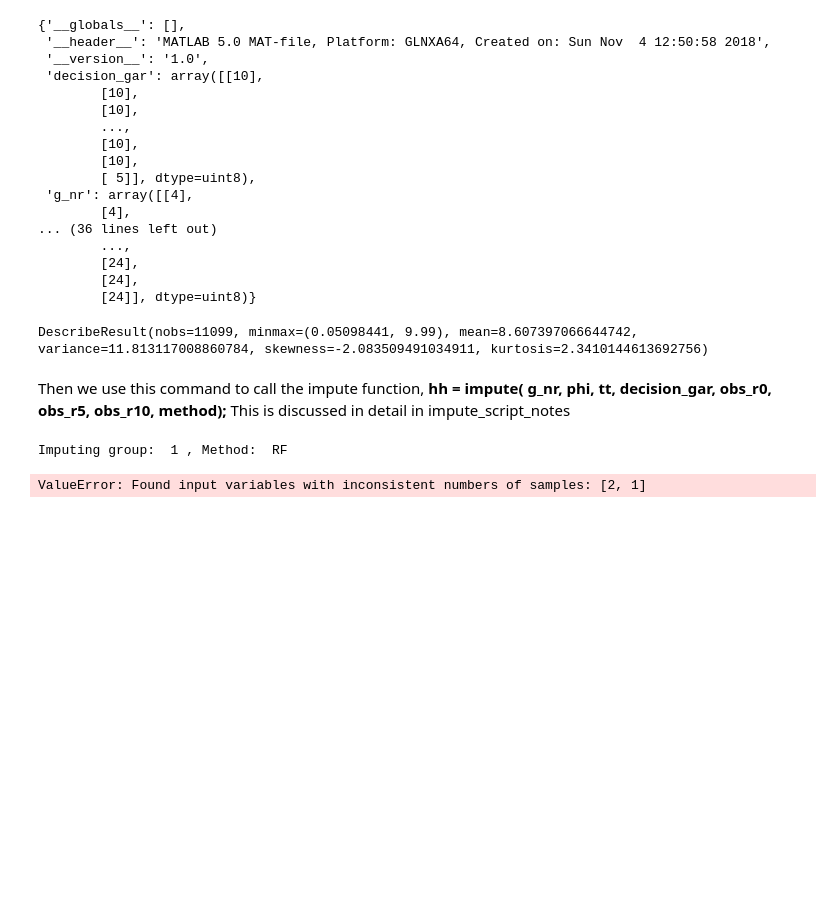
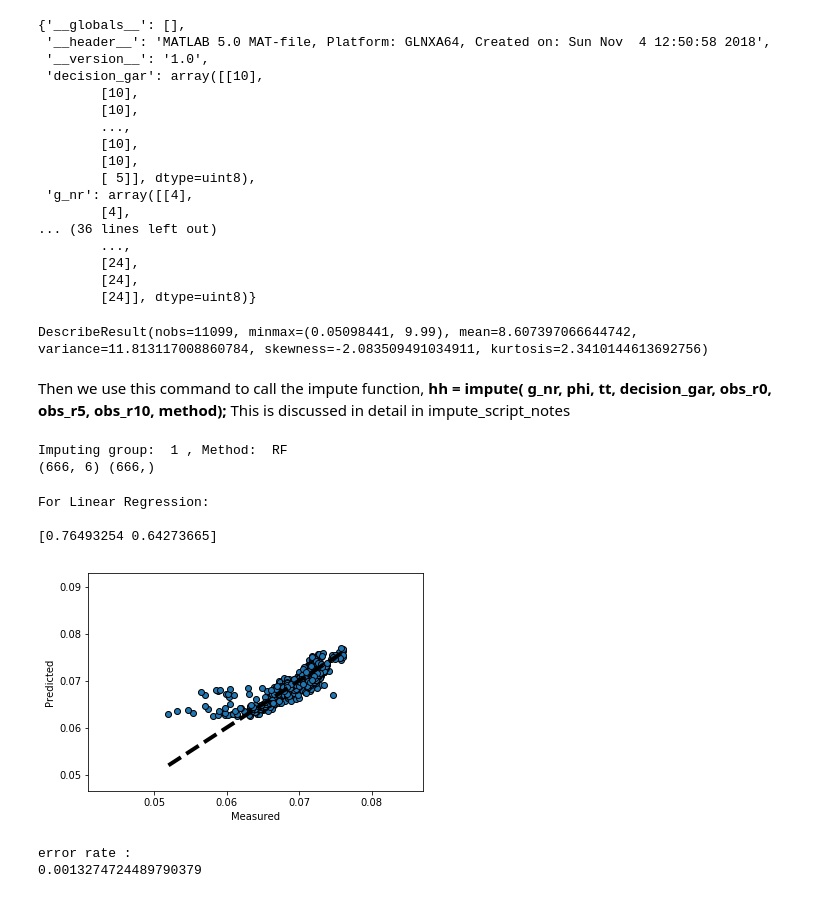
Before and after one commit to andreveiga2/imputaiton, a Jupyter notebook: Untitled.ipynb, the cells around one changed output. Cells and saved outputs as stored; diff of their text form; code cells hidden in the pictures; blank space fills up the shorter version.

Commit message:
working jupyter with more regressors and volfeat

```diff
--- a/Untitled.ipynb
+++ b/Untitled.ipynb
@@ -105,15 +105,15 @@ def impute( g_nr, phi, time, decision, obs_r0, obs_r5, obs_r10, method):
                     time_ij.append(time[a])
 
                     if gar_j ==0:
-                        r_ij = obs_r0[a]
+                        r_ij.append(obs_r0[a])
                     elif gar_j == 5:
-                        r_ij = obs_r5[a]
+                        r_ij.append(obs_r5[a])
                     else:
-                        r_ij = obs_r10[a]
+                        r_ij.append(obs_r10[a])
 
-        predictors = [phi_ij, time_ij]
-        target = [r_ij]
-        predict_at = [phi_i, time_i]
+        predictors = np.column_stack((phi_ij,time_ij))
+        target = np.array(r_ij)
+        predict_at = np.column_stack((phi_i,time_i))
         return (predictors, target, predict_at)
         #r_predicted_ij = impute_inner(predictors, target, predict_at, method)
 # %%
@@ -124,3 +124,6 @@ def accuracy(y, pred_y):
 # KFold used to split data into 2 parts
 # It was important to shuffle the data otherwise models gave terrible results
 kf = KFold(n_splits=2, shuffle=True)
+# %%
+def volfeat( a, b):
+    return np.array([a, b, a+b, a**2, b**2, (a+b)**2])
@@ -127,24 +133,39 @@ kf = KFold(n_splits=2, shuffle=True)
+# %%
+method = 'RF'
+X, y, _ = impute( g_nr, phi, tt, decision_gar, obs_r0, obs_r5, obs_r10, method)
+A = volfeat(X[0][0],X[0][1])
+Index=1
+while Index < X.shape[0]:
+    A = np.vstack((A,volfeat(X[Index][0],X[Index][1])))
+    Index += 1
+
+print A.shape, y.shape
+# %% [output]
+Imputing group:  1 , Method:  RF
+(666, 6) (666,)
 # %%
-method = 'RF'
-X, y, _ = impute( g_nr, phi, tt, decision_gar, obs_r0, obs_r5, obs_r10, method)
-#applying linear regression
-lr = linear_model.LinearRegression(normalize=True)
+                #applying linear regression
+lr = linear_model.LinearRegression()
 #cross_val_predict used to get predicted values
 #cv set to KF
-predicted = cross_val_predict(lr, X, y, cv=kf)
+predicted = cross_val_predict(lr, A, y, cv=kf)
 #returns R square
-scores = cross_val_score(lr, X, y, cv=kf)
+scores = cross_val_score(lr, A, y, cv=kf)
 print('For Linear Regression: \n')
 print(scores);
 #for plotting
 fig, ax = plt.subplots()
-ax.scatter(y1, predicted, edgecolors=(0, 0, 0))
-ax.plot([y1.min(), y1.max()], [y1.min(), y1.max()], 'k--', lw=4)
+ax.scatter(y, predicted, edgecolors=(0, 0, 0))
+ax.plot([y.min(), y.max()], [y.min(), y.max()], 'k--', lw=4)
 ax.set_xlabel('Measured')
 ax.set_ylabel('Predicted')
 plt.show()
 print('error rate : ')
-print(accuracy(y1,predicted));
+print(accuracy(y,predicted));
 # %% [output]
-Imputing group:  1 , Method:  RF
+For Linear Regression:
+
+[0.76493254 0.64273665]
+[figure, added]
-ValueError: Found input variables with inconsistent numbers of samples: [2, 1]
+error rate :
+0.0013274724489790379
```
Also changed, not shown: parts of 4 cells of this notebook.
